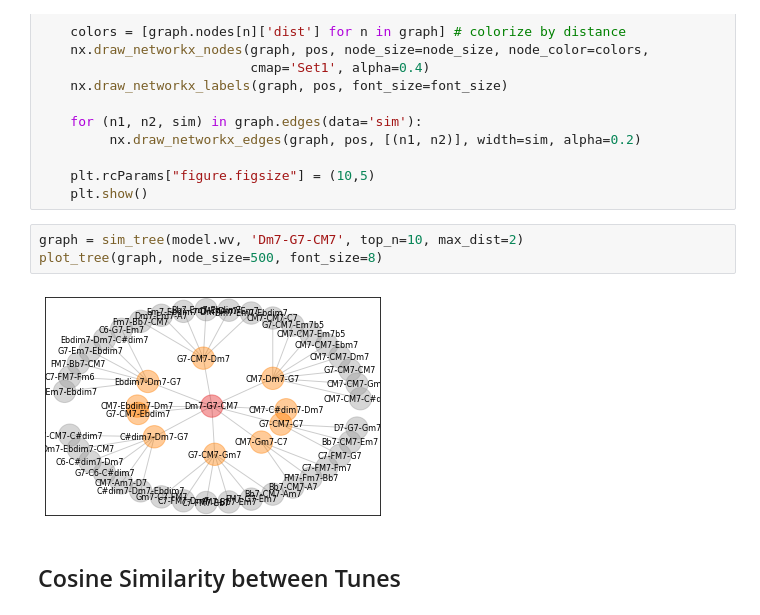
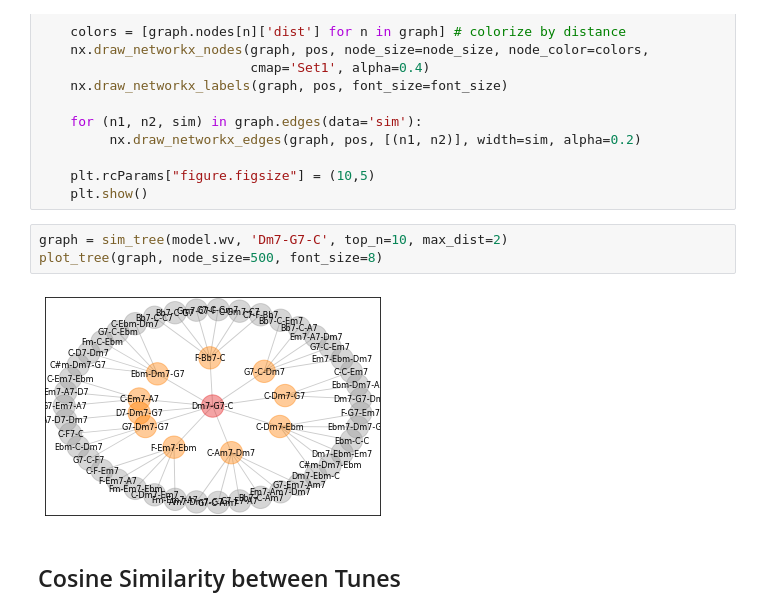
Before and after one commit to 11doris/jazz-tunes-similarity, a Jupyter notebook: embeddings.ipynb, the cells around one changed output. Cells and saved outputs as stored; diff of their text form.

```diff
--- a/embeddings.ipynb
+++ b/embeddings.ipynb
@@ -520,10 +541,10 @@ def plot_tree(graph, node_size=1000, font_size=8):
     plt.rcParams["figure.figsize"] = (10,5)
     plt.show()
 # %%
-graph = sim_tree(model.wv, 'Dm7-G7-CM7', top_n=10, max_dist=2)
+graph = sim_tree(model.wv, 'Dm7-G7-C', top_n=10, max_dist=2)
 plot_tree(graph, node_size=500, font_size=8)
 # %% [output]
-[figure, old version]
+[figure, new version]
 # %% [markdown]
 ## Cosine Similarity between Tunes
 # %%
```
Also changed, not shown: parts of 39 cells of this notebook.
